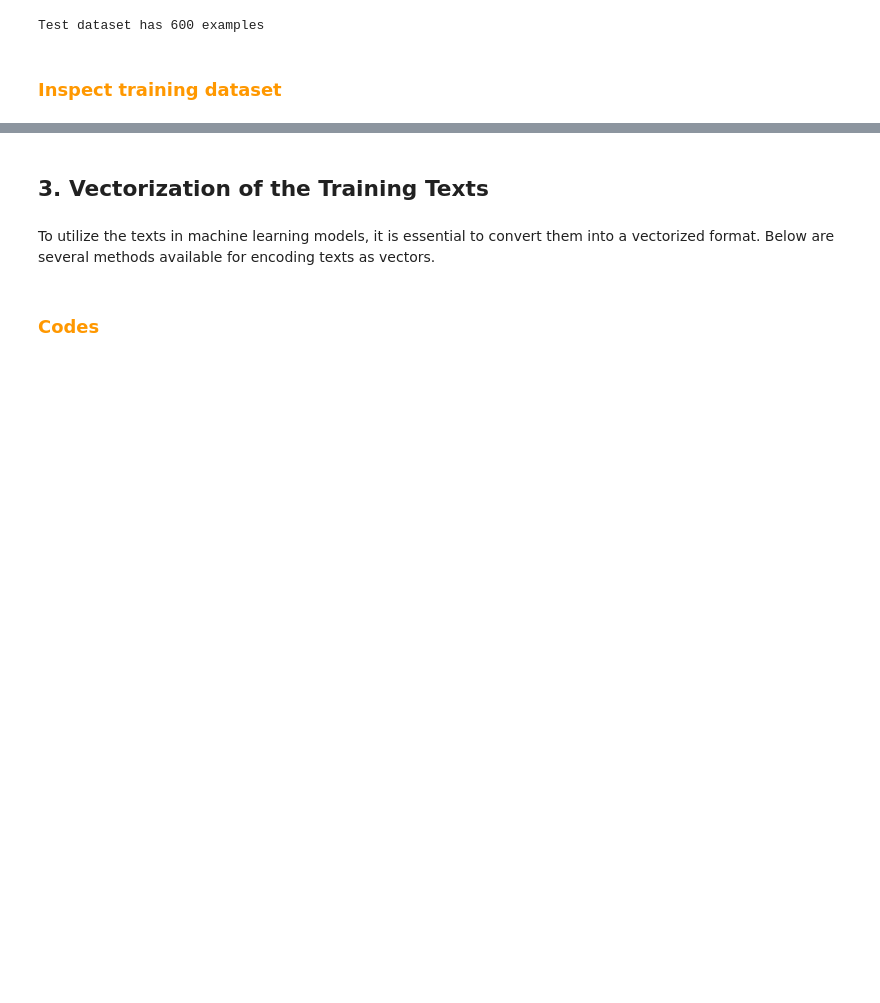
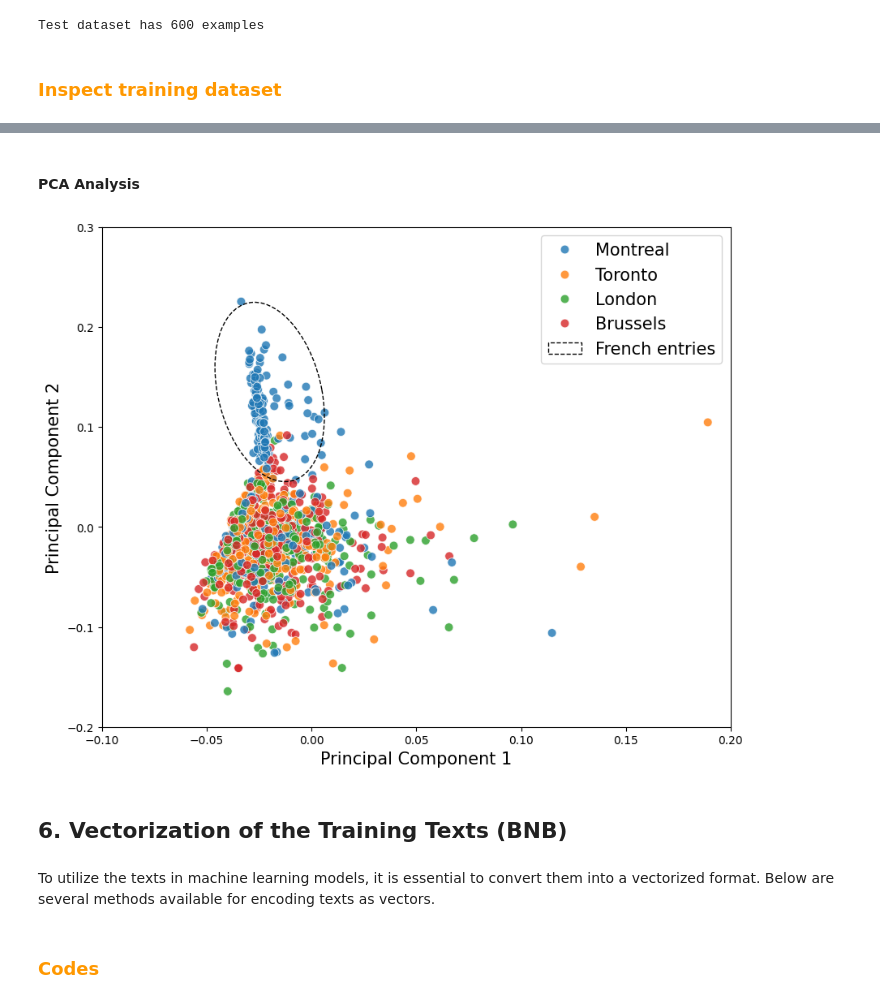
Before and after one commit to corentinlatimier17/ECSE551-MINI-PROJECT_2, a Jupyter notebook: codes/miniproject2.ipynb, the cells around one changed output, grey strips where cells are left out. Drawn from its saved outputs; the diff is of its cells as text; code cells hidden in the pictures; blank space fills up the shorter version.

```diff
--- a/codes/miniproject2.ipynb
+++ b/codes/miniproject2.ipynb
@@ -517,5 +445,53 @@ Approach 1 : vectorized training dataset has 1546 tokens/features
+# %% [markdown]
+#### PCA Analysis ####
+# %%
+import matplotlib.pyplot as plt
+import seaborn as sns
+from sklearn.decomposition import PCA
+from matplotlib.patches import Ellipse
+
+# PCA Analysis with TF-IDF vectorization
+vectorizer = TfidfVectorizer(
+    lowercase=True,
+    tokenizer=LemmaTokenizer(stopwords=stopwords_list)
+)
+X_tfidf = vectorizer.fit_transform(texts_train)
+
+# Use PCA to reduce dimensionality to 2D
+pca = PCA(n_components=2)
+X_pca = pca.fit_transform(X_tfidf)
+
+# Plot the PCA result with labels
+plt.figure(figsize=(10, 8))
+sns.scatterplot(x=X_pca[:, 0], y=X_pca[:, 1], hue=subreddits_train, palette='tab10', s=60, alpha=0.8)
+
+# Define the ellipse properties
+ellipse = Ellipse(
+    xy=(-0.02, 0.135),  # Center of the ellipse (mean of the points)
+    width=0.18,  # Width of the ellipse
+    height=0.05,  # Height of the ellipse
+    angle=95,  # Rotation angle of the ellipse
+    edgecolor='black',  # Color of the ellipse edge
+    facecolor='none',  # No fill inside the ellipse
+    lw=1,
+    linestyle='--',
+    label="French entries"
+)
+
+# Add the ellipse to the plot
+plt.gca().add_patch(ellipse)
+
+# Add titles and labels
+plt.xlabel("Principal Component 1", fontsize=15)
+plt.xlim(-0.1, 0.2)
+plt.ylim(-0.2, 0.3)
+plt.ylabel("Principal Component 2", fontsize=15)
+plt.legend(loc='best', fontsize=15)
+plt.show()
+# %% [output]
+[figure, added]
 # %% [markdown]
-## 3. Vectorization of the Training Texts
+## 6. Vectorization of the Training Texts (BNB)
 # %% [markdown]
 
 To utilize the texts in machine learning models, it is essential to convert them into a vectorized format. Below are several methods available for encoding texts as vectors.
```
Also changed, not shown: parts of 31 cells of this notebook, 8 other files.
